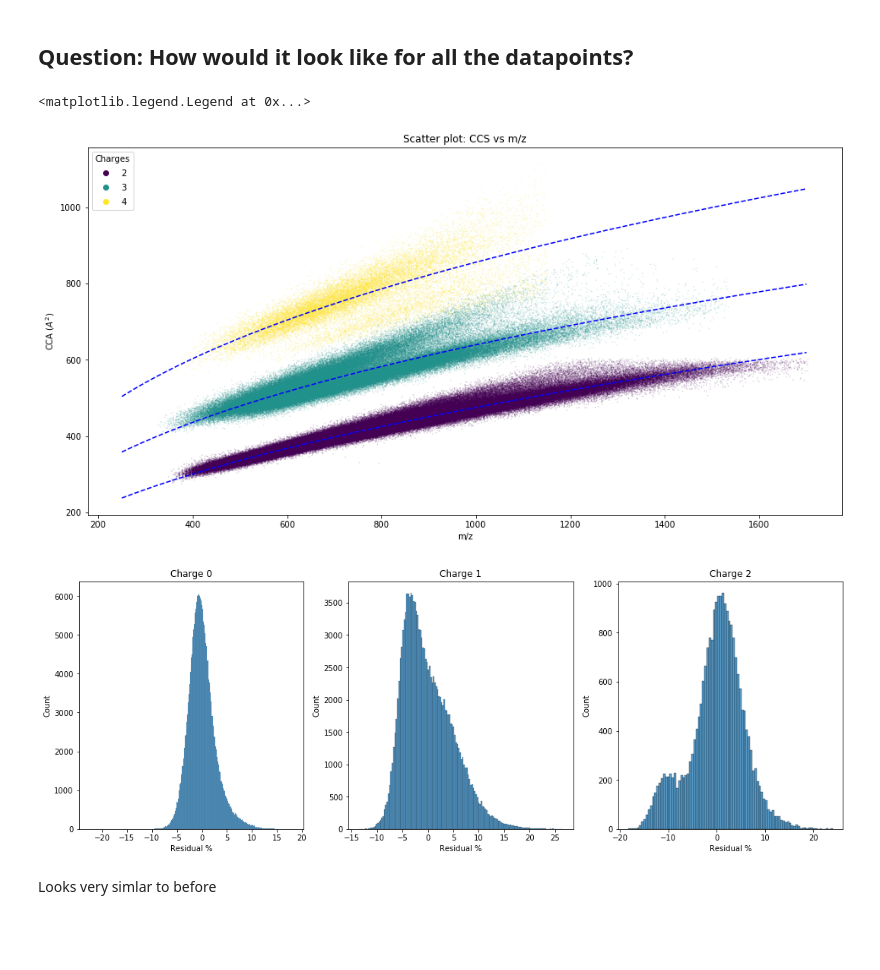
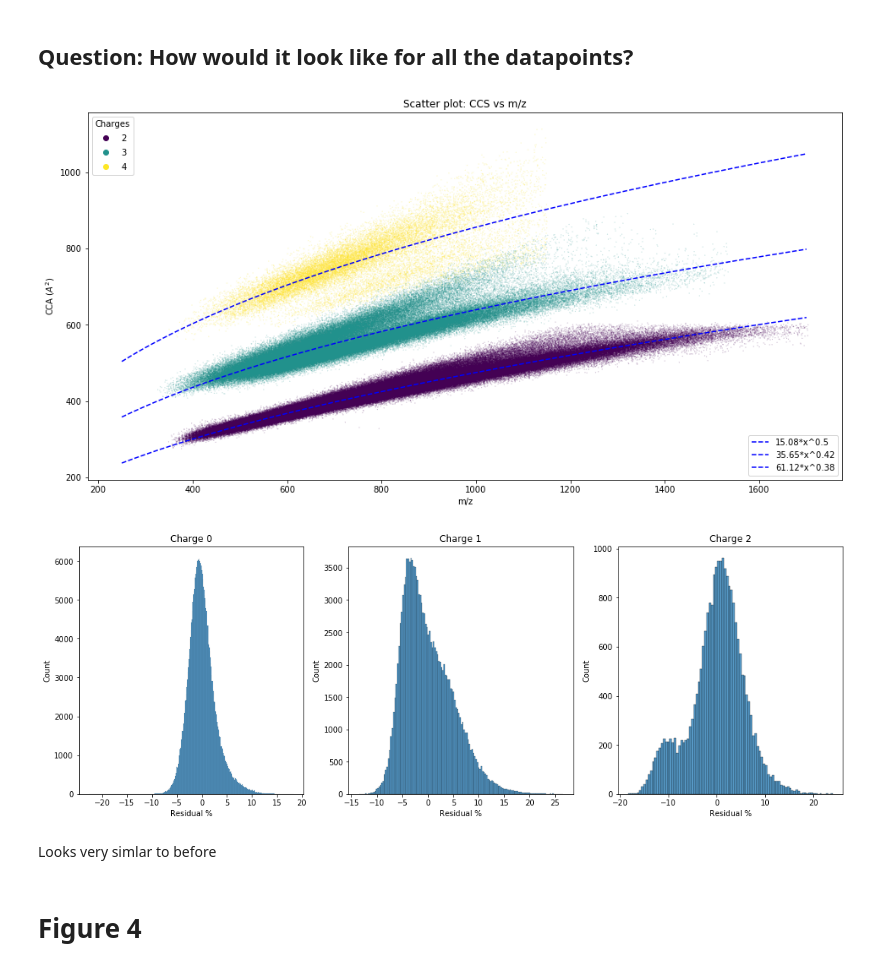
Before and after one commit to jlrestrepol/ccs, a Jupyter notebook: dl_paper/fig1.ipynb, the cells around one changed output. Saved outputs shown, nothing was run; the diff lists cells and outputs as text; code cells hidden in the pictures; blank space fills up the shorter version.

```diff
--- a/dl_paper/fig1.ipynb
+++ b/dl_paper/fig1.ipynb
@@ -60,11 +60,23 @@ x_plot = np.linspace(250, 1700, 200)
 fig = plt.gcf()
 fig.set_size_inches((16, 8))
 scatter = plt.scatter(df_tryp['m/z'], df_tryp['CCS'], c = df_tryp['Charge'], s = 0.01)
-power2 = plt.plot(x_plot, f(x_plot, popt_2[0], popt_2[1]) , 'b--', label = 'fit charge 2')
-power3 = plt.plot(x_plot, f(x_plot, popt_3[0], popt_3[1]) , 'b--', label = 'fit charge 3')
-power4 = plt.plot(x_plot, f(x_plot, popt_4[0], popt_4[1]) , 'b--', label = 'fit charge 4')
+power2, = plt.plot(x_plot, f(x_plot, popt_2[0], popt_2[1]) , 'b-', label = 'fit charge 2')
+power3, = plt.plot(x_plot, f(x_plot, popt_3[0], popt_3[1]) , 'b*', label = 'fit charge 3')
+power4, = plt.plot(x_plot, f(x_plot, popt_4[0], popt_4[1]) , 'b.', label = 'fit charge 4')
 plt.xlabel('m/z')
 plt.ylabel(r'CCA ($A^2$)')
 plt.title('Scatter plot: CCS vs m/z')
-plt.legend(*scatter.legend_elements(), title = 'Charges')
+legend1 = plt.legend(*scatter.legend_elements(), title = 'Charges')
+legend2 = plt.legend([power2, power3, power4],
+[f'{np.round(popt[0], 2)}*x^{np.round(popt[1], 2)}' for popt in [popt_2, popt_3, popt_4]], loc = 4)
+plt.gca().add_artist(legend1)
+
+fig, ax = plt.subplots(nrows=1, ncols=3, figsize=(18,6))
+i = 0
+for ax, df_ch, popt in zip(ax, [df_tryp_ch2, df_tryp_ch3, df_tryp_ch4],[popt_2, popt_3, popt_4]):
+    sns.histplot((df_ch['CCS']-f(df_ch['m/z'], popt[0], popt[1]))/f(df_ch['m/z'], popt[0], popt[1])*100, ax = ax)
+    ax.set_xlabel('Residual %')
+    ax.set_ylabel('Count')
+    ax.set_title(f'Charge {i}')
+    i += 1
 # %% [output]
@@ -94,28 +95,32 @@ popt_4, _ =scipy.optimize.curve_fit(f, df_ch4['m/z'], df_ch4['CCS'])
 # %%
 x_plot = np.linspace(250, 1700, 200)
 fig = plt.gcf()
 fig.set_size_inches((16, 8))
 scatter = plt.scatter(df['m/z'], df['CCS'], c = df['Charge'], s = 0.01)
-power2 = plt.plot(x_plot, f(x_plot, popt_2[0], popt_2[1]) , 'b--', label = 'fit charge 2')
-power3 = plt.plot(x_plot, f(x_plot, popt_3[0], popt_3[1]) , 'b--', label = 'fit charge 3')
-power4 = plt.plot(x_plot, f(x_plot, popt_4[0], popt_4[1]) , 'b--', label = 'fit charge 4')
+power2, = plt.plot(x_plot, f(x_plot, popt_2[0], popt_2[1]) , 'b--', label = 'fit charge 2')
+power3, = plt.plot(x_plot, f(x_plot, popt_3[0], popt_3[1]) , 'b--', label = 'fit charge 3')
+power4, = plt.plot(x_plot, f(x_plot, popt_4[0], popt_4[1]) , 'b--', label = 'fit charge 4')
 plt.xlabel('m/z')
 plt.ylabel(r'CCA ($A^2$)')
 plt.title('Scatter plot: CCS vs m/z')
-plt.legend(*scatter.legend_elements(), title = 'Charges')
+#plt.legend(*scatter.legend_elements(), title = 'Charges')
+legend1 = plt.legend(*scatter.legend_elements(), title = 'Charges')
+legend2 = plt.legend([power2, power3, power4],
+[f'{np.round(popt[0], 2)}*x^{np.round(popt[1], 2)}' for popt in [popt_2, popt_3, popt_4]], loc = 4)
+plt.gca().add_artist(legend1)
+
+fig, ax = plt.subplots(nrows=1, ncols=3, figsize=(18,6))
+i = 0
+for ax, df_it, popt in zip(ax, [df_ch2, df_ch3, df_ch4],[popt_2, popt_3, popt_4]):
+    sns.histplot((df_it['CCS']-f(df_it['m/z'], popt[0], popt[1]))/f(df_it['m/z'], popt[0], popt[1])*100, ax = ax)
+    ax.set_xlabel('Residual %')
+    ax.set_ylabel('Count')
+    ax.set_title(f'Charge {i}')
+    i += 1
 # %% [output]
-<matplotlib.legend.Legend at 0x...>
-[figure, old version]
+[figure, new version]
+[figure, added]
-# %%
-fig, ax = plt.subplots(nrows=1, ncols=3, figsize=(18,6))
-i = 0
-for ax, df, popt in zip(ax, [df_ch2, df_ch3, df_ch4],[popt_2, popt_3, popt_4]):
-    sns.histplot((df['CCS']-f(df['m/z'], popt[0], popt[1]))/f(df['m/z'], popt[0], popt[1])*100, ax = ax)
-    ax.set_xlabel('Residual %')
-    ax.set_ylabel('Count')
-    ax.set_title(f'Charge {i}')
-    i += 1
-# %% [output]
-[figure, removed]
 # %% [markdown]
 Looks very simlar to before
+# %% [markdown]
+# Figure 4
```
Also changed, not shown: parts of 10 cells of this notebook.
